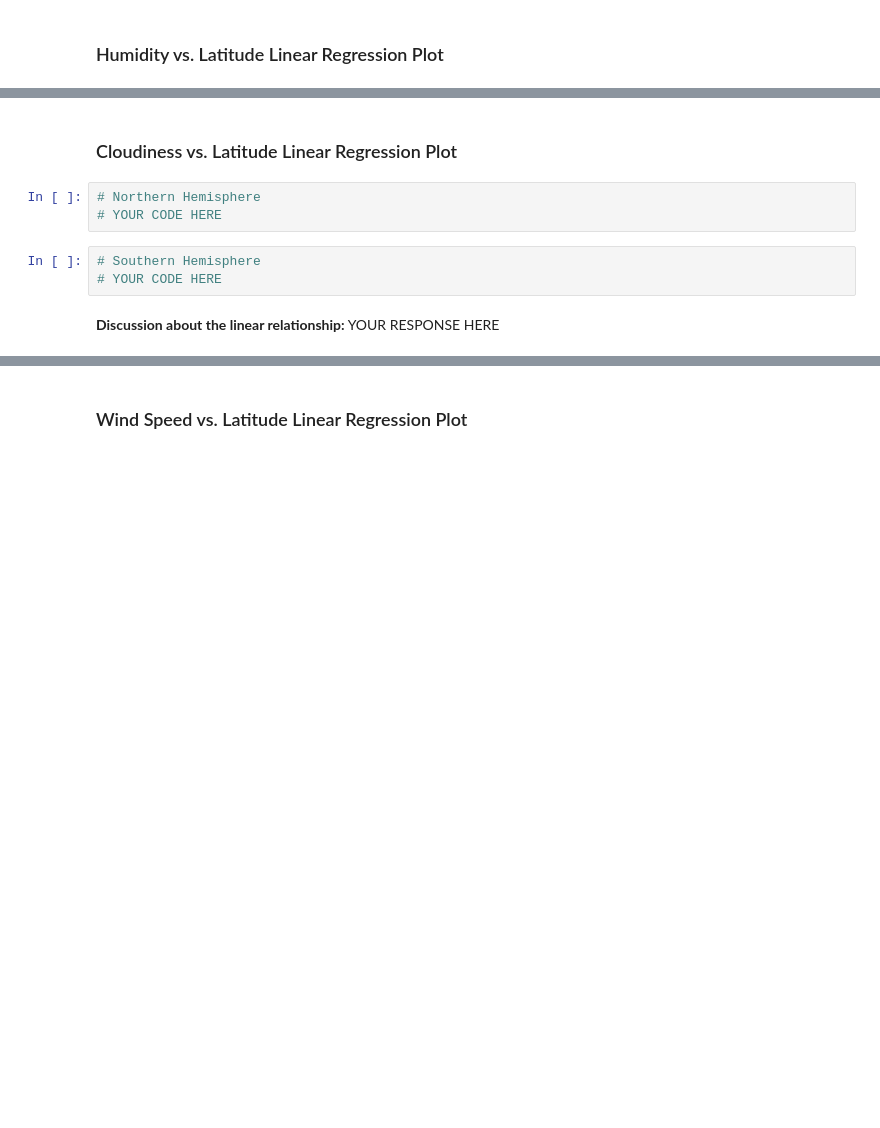
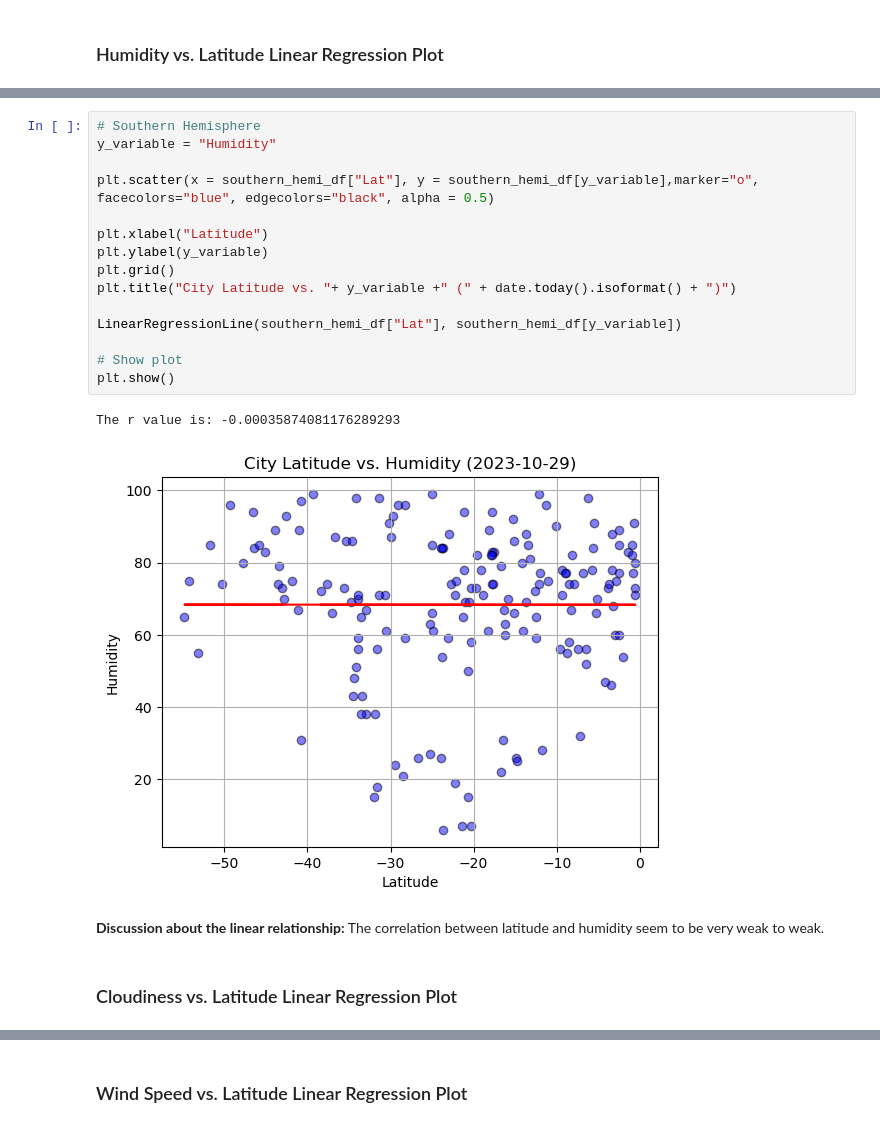
Before and after one commit to sma005/python-api-challenge, a Jupyter notebook: WeatherPy.ipynb, the cells around one changed output, grey strips where cells are left out. Saved outputs shown, nothing was run; the diff lists cells and outputs as text; blank space fills up the shorter version.

```diff
--- a/WeatherPy.ipynb
+++ b/WeatherPy.ipynb
@@ -399,10 +399,22 @@ lat_slope, lat_int, lat_r, lat_p, lat_std_err = linregress(latitude, y_variable)
+# %%
+# Southern Hemisphere
+y_variable = "Humidity"
+
+plt.scatter(x = southern_hemi_df["Lat"], y = southern_hemi_df[y_variable],marker="o", facecolors="blue", edgecolors="black", alpha = 0.5)
+
+plt.xlabel("Latitude")
+plt.ylabel(y_variable)
+plt.grid()
+plt.title("City Latitude vs. "+ y_variable +" (" + date.today().isoformat() + ")")
+
+LinearRegressionLine(southern_hemi_df["Lat"], southern_hemi_df[y_variable])
+
+# Show plot
+plt.show()
+# %% [output]
+The r value is: -0.00035874081176289293
+[figure, added]
+# %% [markdown]
+**Discussion about the linear relationship:** The correlation between latitude and humidity seem to be very weak to weak.
 # %% [markdown]
 ### Cloudiness vs. Latitude Linear Regression Plot
-# %%
-# Northern Hemisphere
-# YOUR CODE HERE
-# %%
-# Southern Hemisphere
-# YOUR CODE HERE
-# %% [markdown]
-**Discussion about the linear relationship:** YOUR RESPONSE HERE
```
Also changed, not shown: parts of 30 cells of this notebook, 5 other files.
